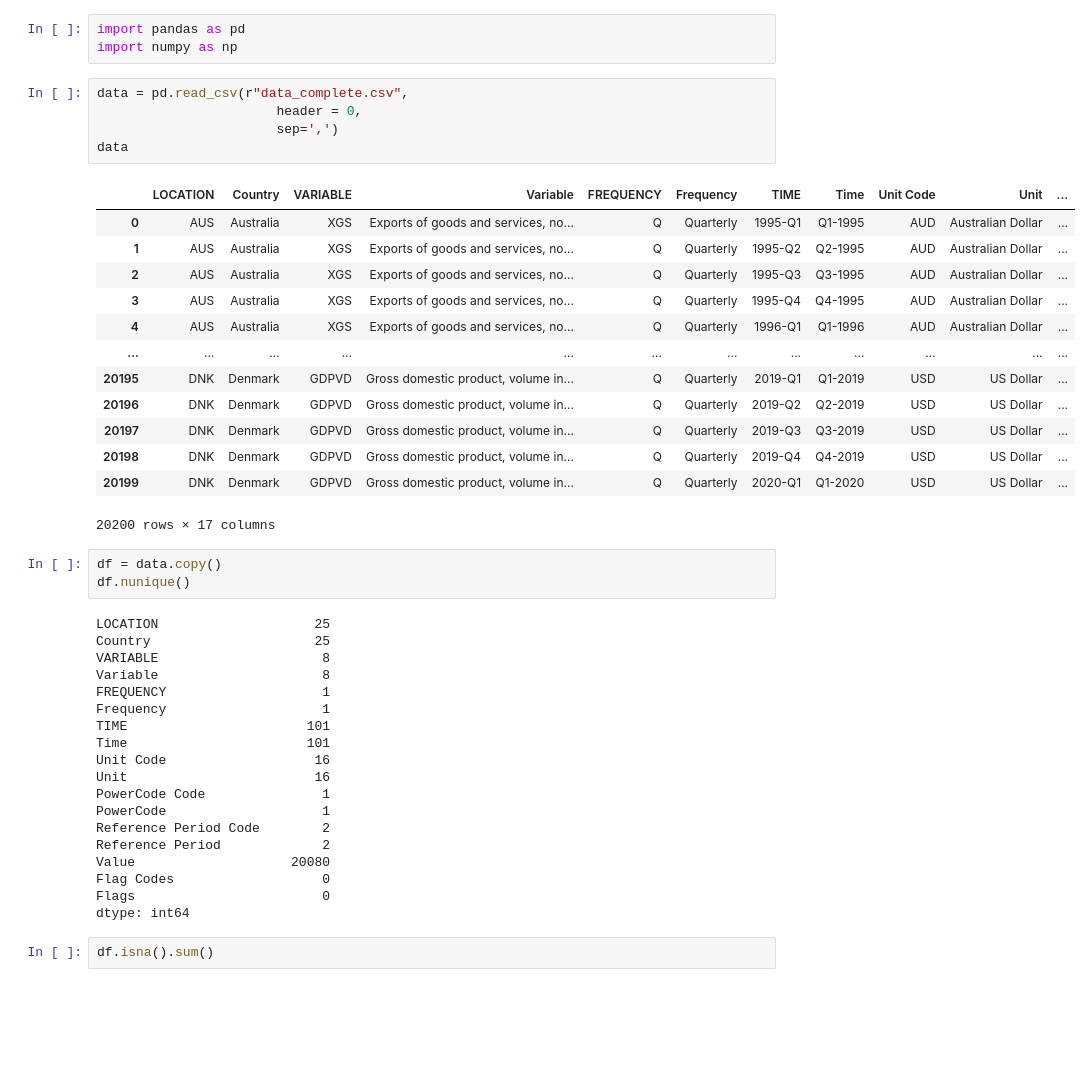
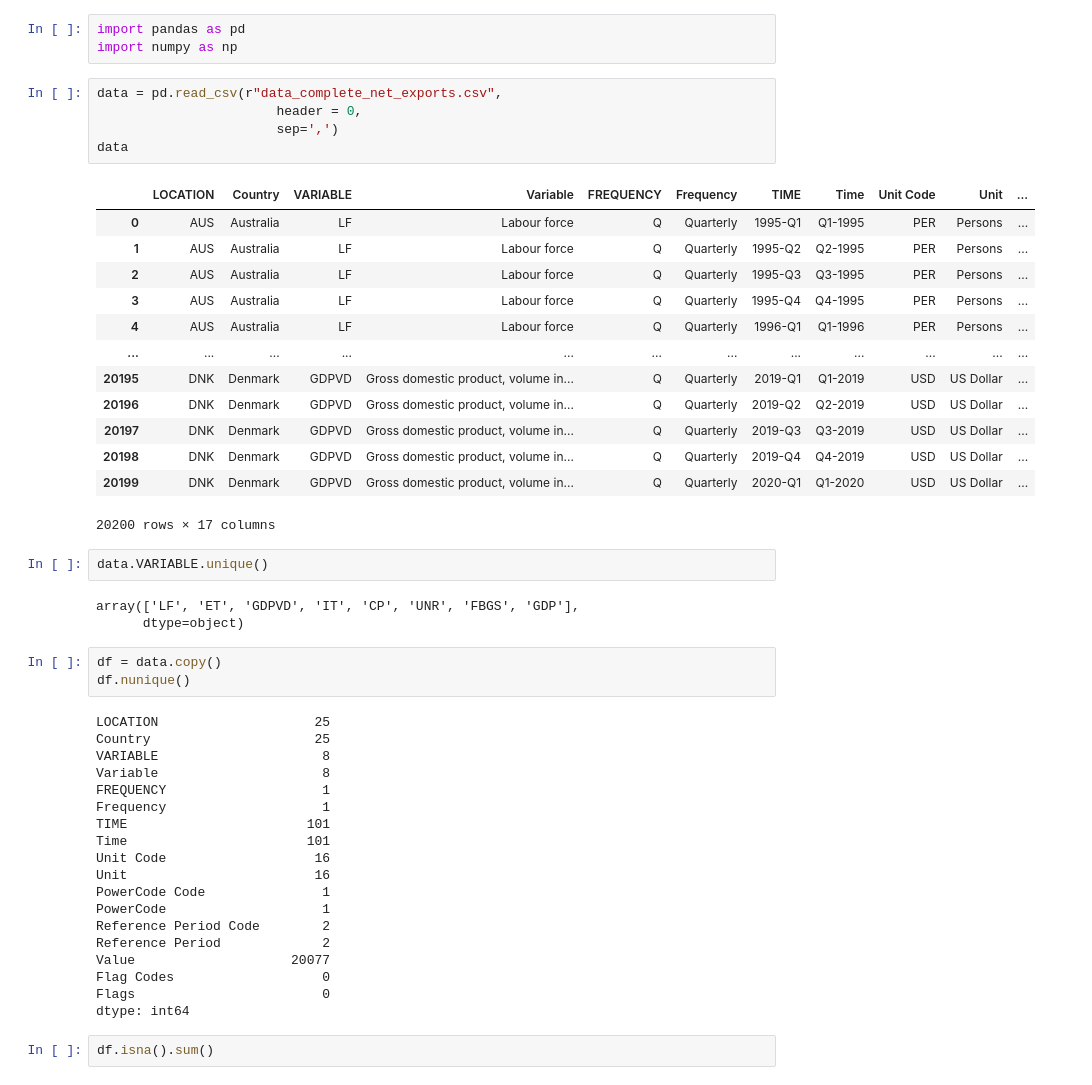
Before and after one commit to Adrien-Mcode/Stat-app-Trumpnomics, a Jupyter notebook: prepa_R.ipynb, the cells around one changed output. Drawn from its saved outputs; the diff is of its cells as text; blank space fills up the shorter version.

Commit message:
ajout net exports

```diff
--- a/prepa_R.ipynb
+++ b/prepa_R.ipynb
@@ -2,17 +2,17 @@
 import pandas as pd
 import numpy as np
 # %%
-data = pd.read_csv(r"data_complete.csv",
+data = pd.read_csv(r"data_complete_net_exports.csv",
                        header = 0,
                        sep=',')
 data
 # %% [output]
 |  | LOCATION | Country | VARIABLE | Variable | FREQUENCY | Frequency | TIME | Time | Unit Code | Unit | ... |
-| 0 | AUS | Australia | XGS | Exports of goods and services, no... | Q | Quarterly | 1995-Q1 | Q1-1995 | AUD | Australian Dollar | ... |
-| 1 | AUS | Australia | XGS | Exports of goods and services, no... | Q | Quarterly | 1995-Q2 | Q2-1995 | AUD | Australian Dollar | ... |
-| 2 | AUS | Australia | XGS | Exports of goods and services, no... | Q | Quarterly | 1995-Q3 | Q3-1995 | AUD | Australian Dollar | ... |
-| 3 | AUS | Australia | XGS | Exports of goods and services, no... | Q | Quarterly | 1995-Q4 | Q4-1995 | AUD | Australian Dollar | ... |
-| 4 | AUS | Australia | XGS | Exports of goods and services, no... | Q | Quarterly | 1996-Q1 | Q1-1996 | AUD | Australian Dollar | ... |
+| 0 | AUS | Australia | LF | Labour force | Q | Quarterly | 1995-Q1 | Q1-1995 | PER | Persons | ... |
+| 1 | AUS | Australia | LF | Labour force | Q | Quarterly | 1995-Q2 | Q2-1995 | PER | Persons | ... |
+| 2 | AUS | Australia | LF | Labour force | Q | Quarterly | 1995-Q3 | Q3-1995 | PER | Persons | ... |
+| 3 | AUS | Australia | LF | Labour force | Q | Quarterly | 1995-Q4 | Q4-1995 | PER | Persons | ... |
+| 4 | AUS | Australia | LF | Labour force | Q | Quarterly | 1996-Q1 | Q1-1996 | PER | Persons | ... |
 | ... | ... | ... | ... | ... | ... | ... | ... | ... | ... | ... | ... |
 | 20195 | DNK | Denmark | GDPVD | Gross domestic product, volume in... | Q | Quarterly | 2019-Q1 | Q1-2019 | USD | US Dollar | ... |
 | 20196 | DNK | Denmark | GDPVD | Gross domestic product, volume in... | Q | Quarterly | 2019-Q2 | Q2-2019 | USD | US Dollar | ... |
@@ -20,6 +20,11 @@ data
 | 20198 | DNK | Denmark | GDPVD | Gross domestic product, volume in... | Q | Quarterly | 2019-Q4 | Q4-2019 | USD | US Dollar | ... |
 | 20199 | DNK | Denmark | GDPVD | Gross domestic product, volume in... | Q | Quarterly | 2020-Q1 | Q1-2020 | USD | US Dollar | ... |
 20200 rows × 17 columns
+# %%
+data.VARIABLE.unique()
+# %% [output]
+array(['LF', 'ET', 'GDPVD', 'IT', 'CP', 'UNR', 'FBGS', 'GDP'],
+      dtype=object)
 # %%
 df = data.copy()
 df.nunique()
@@ -38,7 +43,7 @@ PowerCode Code               1
 PowerCode                    1
 Reference Period Code        2
 Reference Period             2
-Value                    20080
+Value                    20077
 Flag Codes                   0
 Flags                        0
 dtype: int64
```
Also changed, not shown: parts of 17 cells of this notebook, 5 other files.
